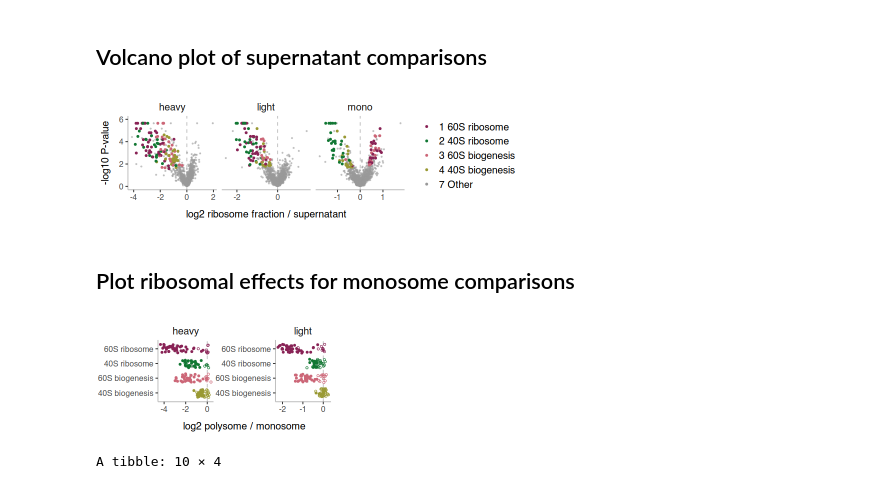
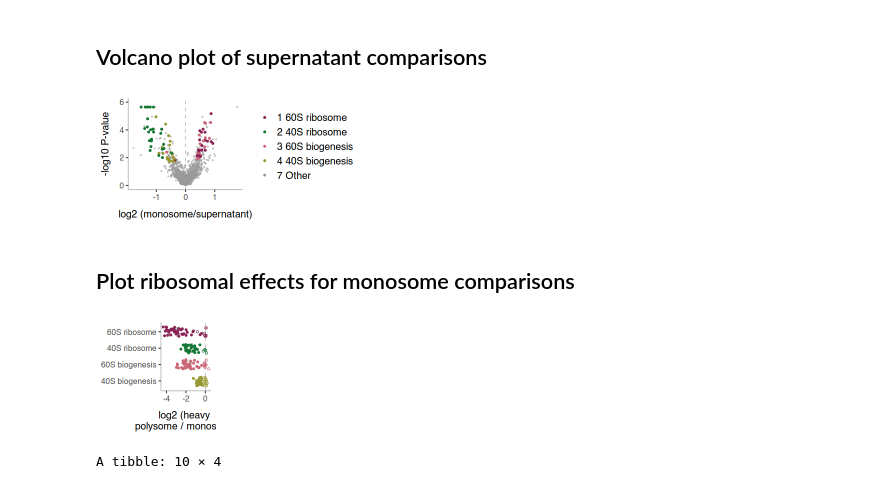
Before and after one commit to rasilab/nugent_2024, a Jupyter notebook: analysis/barcodeseq/rbp_barcode_screens/scripts/plot_polysome_relic_data.ipynb, the cells around one changed output. Cells and saved outputs as stored; diff of their text form; code cells hidden in the pictures.

```diff
--- a/analysis/barcodeseq/rbp_barcode_screens/scripts/plot_polysome_relic_data.ipynb
+++ b/analysis/barcodeseq/rbp_barcode_screens/scripts/plot_polysome_relic_data.ipynb
@@ -332,49 +385,50 @@ A grouped_df: 4 × 3
 # %% [markdown]
 ## Volcano plot of supernatant comparisons
 # %%
-options(repr.plot.width = 7.2, repr.plot.height = 2.2)
+options(repr.plot.width = 4.5, repr.plot.height = 2.2)
 
 
 plot_data <- mageck_gene %>%
   filter(control == "supernatant", rep == "rep1") %>%
   mutate(annotation = case_when(
     str_detect(gene, "^RPL") ~ "1 60S ribosome",
     str_detect(gene, "^RPS|RACK1") ~ "2 40S ribosome",
     gene %in% (ribi %>% filter(annotation == "60S biogenesis") %>% pull(gene)) ~ "3 60S biogenesis",
     gene %in% (ribi %>% filter(annotation == "40S biogenesis") %>% pull(gene)) ~ "4 40S biogenesis",
     TRUE ~ NA_character_
   )) %>%
   mutate(annotation = if_else(fdr > fdr_cutoff, NA_character_, annotation)) %>%
-  mutate(annotation = if_else(is.na(annotation), "7 Other", as.character(annotation)))
+  mutate(annotation = if_else(is.na(annotation), "7 Other", as.character(annotation))) %>%
+  filter(treatment == "mono") %>%
+  write_csv("../../../../source_data/figure_2e_volcano.csv")
 
 plot_data %>%
   ggplot(aes(x = lfc, y = -log10(p_value))) +
-  facet_wrap(~treatment, ncol = 3, scales = "free_x") +
   # geom_hline(aes(yintercept = -log10(fdr_cutoff)), linetype = 2, linewidth = 0.5, color = "grey") +
   geom_vline(aes(xintercept = 0), linetype = 2, linewidth = 0.5, color = "grey") +
   geom_point(aes(color = annotation, fill = annotation),
     size = 0.5, alpha = 0.5, shape = 'circle',
     data = plot_data  %>% filter(annotation == "7 Other"),
   ) +
   geom_point(aes(color = annotation, fill = annotation),
     size = 1, alpha = 1,
     data = plot_data  %>% filter(annotation != "7 Other"),
   ) +
   scale_color_manual(values = cbPalette_12[c(10,5,2,6,12)]) +
   scale_fill_manual(values = cbPalette_12[c(10,2,5,6,12)]) +
   scale_shape_manual(values = rep(c("cross", "plus", "square open", "diamond open", "triangle down filled", "triangle filled", "circle"), 5)) +
-  labs(x = "log2 ribosome fraction / supernatant", y = "-log10 P-value") +
+  labs(x = "log2 (monosome/supernatant)", y = "-log10 P-value") +
   scale_x_continuous(breaks = scales::pretty_breaks(n = 3)) +
   scale_y_continuous(breaks = c(0,2,4,6), limits = c(0,6)) +
   theme(legend.title = element_blank())
 
-ggsave("../figures/polysome_volcano_supernatant.pdf", width = 7.2, height = 2.2, units = "in")
+ggsave("../figures/polysome_volcano_supernatant.pdf", width = 4.5, height = 2.2, units = "in")
 # %% [output]
-[figure, old version]
+[figure, new version]
 # %% [markdown]
 ## Plot ribosomal effects for monosome comparisons
 # %%
-options(repr.plot.width = 4, repr.plot.height = 2)
+options(repr.plot.width = 2, repr.plot.height = 2)
 
 plot_data <- mageck_gene %>%
   filter(control == "mono", rep == "rep1") %>%
@@ -395,8 +449,9 @@ mylabel <- function (x) {
 
 plot_data %>%
   filter(!str_detect(annotation, "Other")) %>%
+  filter(treatment == "heavy") %>%
+  write_csv("../../../../source_data/figure_2d.csv") %>%
   ggplot(aes(x = annotation, y = lfc, fill = annotation, color = annotation)) +
-  facet_wrap(~treatment, ncol = 2, scales = "free") +
   geom_hline(aes(yintercept = 0), linetype = 2, linewidth = 0.5, color = "grey") +
   stat_summary(fun = median, width = 0.5, linewidth = 1, color = "grey", geom = "tile", fill = "grey") +
   geom_point(aes(shape = sig), size = 1, position = position_jitter(height = 0, width = 0.3, seed = 11)) +
@@ -408,12 +463,12 @@ plot_data %>%
   scale_y_continuous(breaks = scales::pretty_breaks(n = 3)) +
   scale_shape_manual(values = c("circle open", "circle")) +
   theme(axis.title.y = element_blank(), legend.position = "none") +
-  labs(y = "log2 polysome / monosome") +
+  labs(y = "log2 (heavy \n polysome / monosome)") +
   coord_flip()
 
-ggsave("../figures/polysome_ribosome_groups.pdf", width = 4, height = 2, units = "in")
+ggsave("../figures/polysome_ribosome_groups.pdf", width = 2, height = 2, units = "in")
 # %% [output]
-[figure, old version]
+[figure, new version]
 # %%
 plot_data  %>%
   group_by(treatment, sig, annotation) %>%
```
Also changed, not shown: parts of 16 cells of this notebook, 29 other files.
